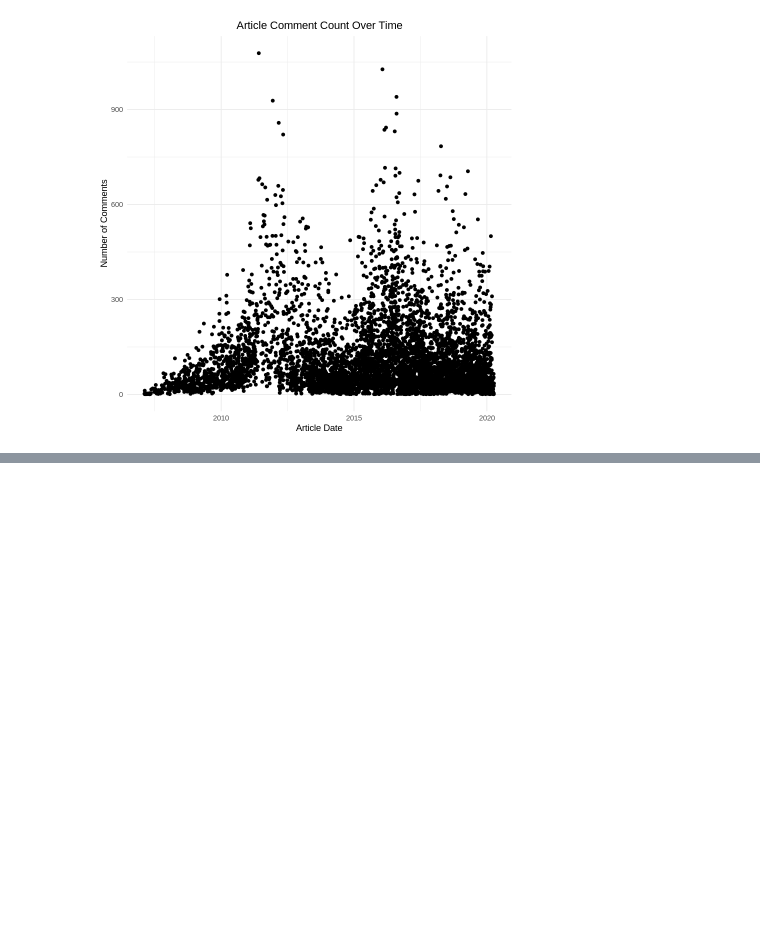
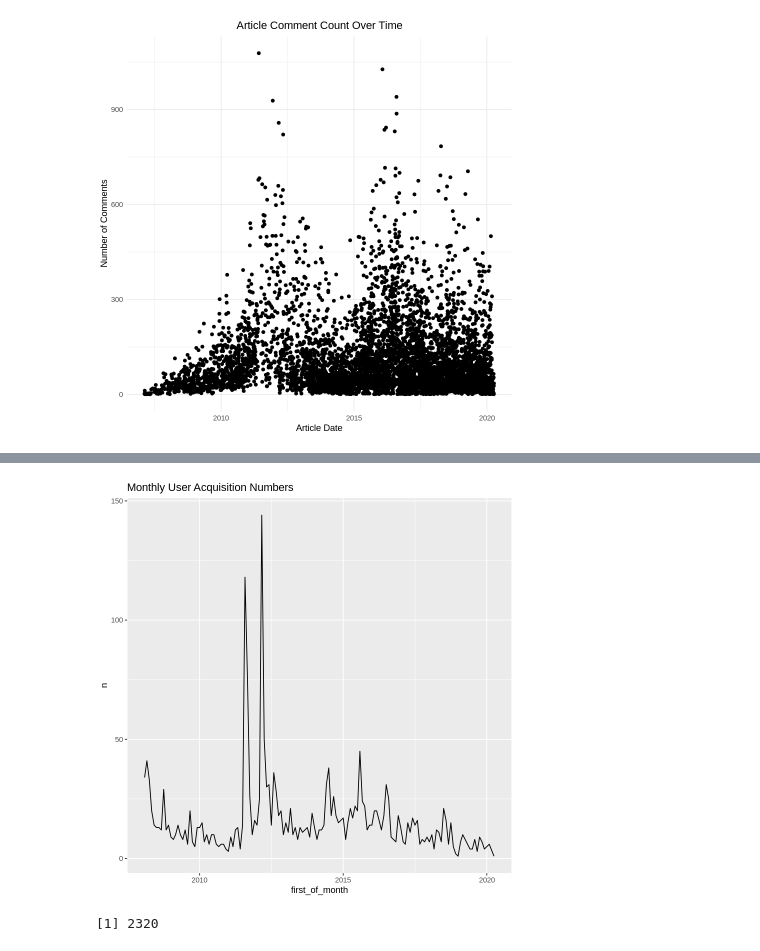
Before and after one commit to rsolter/BWRAO-Comment-Scraper, a Jupyter notebook: BWRAO Meta Analysis.ipynb, the cells around one changed output, grey strips where cells are left out. Cells and saved outputs as stored; diff of their text form; code cells hidden in the pictures; blank space fills up the shorter version.

```diff
--- a/BWRAO Meta Analysis.ipynb
+++ b/BWRAO Meta Analysis.ipynb
@@ -151,0 +226,12 @@ $ Comment_Recs   <lgl> NA, NA, NA, NA, NA, NA, NA, NA, NA, NA, NA, NA, NA, NA…
+# %%
+first_of_month <- function(x){
+    tmp_year <<- lubridate::year(x)
+    tmp_month <<- lubridate::month(x)
+    day <<- "01"
+
+    output <- as.Date(paste(tmp_year,tmp_month,day,sep="-"))
+}
+
+first_of_month(user_activity$Join.Date)
+# %%
+user_activity$first_of_month <- first_of_month(user_activity$Join.Date)
@@ -151,0 +250,2 @@ $ Comment_Recs   <lgl> NA, NA, NA, NA, NA, NA, NA, NA, NA, NA, NA, NA, NA, NA…
+# %%
+Join_Dates <- user_activity %>% filter(!is.na(Join.Date)) %>% group_by(first_of_month) %>% tally()
@@ -151,0 +264,8 @@ $ Comment_Recs   <lgl> NA, NA, NA, NA, NA, NA, NA, NA, NA, NA, NA, NA, NA, NA…
+# %%
+ggplot(Join_Dates, aes(x=first_of_month, y=n)) + geom_line() + ggtitle("Monthly User Acquisition Numbers")
+# %% [output]
+[figure, added]
+# %%
+sum(Join_Dates$n) # only have join dates for 2,320 users from a total of 6,000
+# %% [output]
+[1] 2320
```
Also changed, not shown: parts of 21 cells of this notebook, 2 other files.
